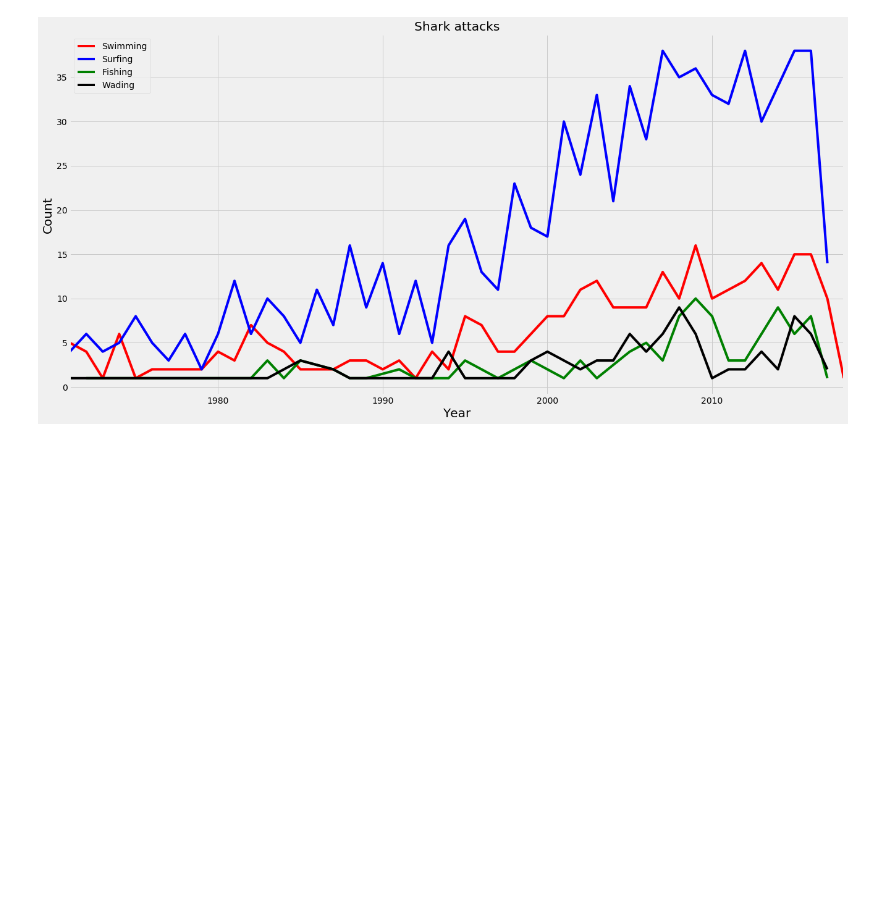
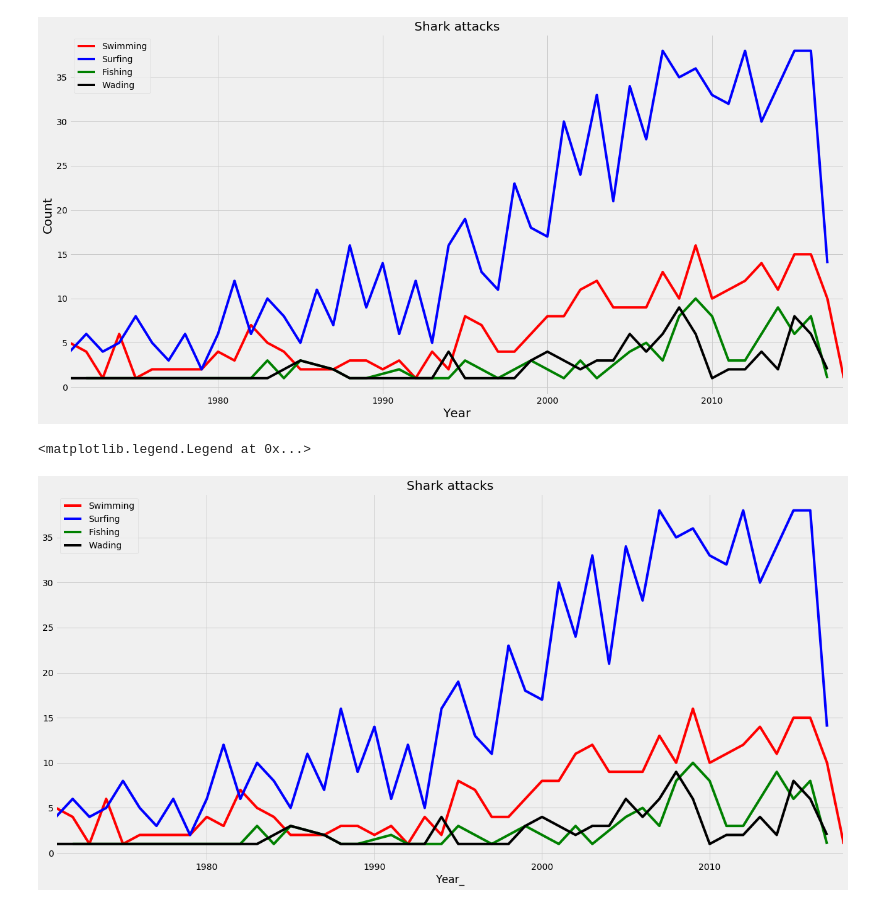
Before and after one commit to Dgorgs/studio-projects, a Jupyter notebook: code/project_shark/Projekt1_sharks.ipynb, the cells around one changed output. Saved outputs shown, nothing was run; the diff lists cells and outputs as text; code cells hidden in the pictures; blank space fills up the shorter version.

```diff
--- a/code/project_shark/Projekt1_sharks.ipynb
+++ b/code/project_shark/Projekt1_sharks.ipynb
@@ -371,3 +370,15 @@ plt.xlabel('Year', fontsize=20)
 plt.savefig("activities.pdf")
 # %% [output]
 [figure]
+# %%
+ax = swim_counts_fatal[swim_counts_fatal["Year_"]>1970].plot(title='Shark attacks', kind="line", y='Cases', x='Year_', color='red', label='Swimming', figsize=(20,10))
+surf_counts_fatal[surf_counts_fatal["Year_"]>1970].plot(kind="line", y='Cases', x='Year_', color='blue', label='Surfing', ax=ax)
+fish_counts_fatal[fish_counts_fatal["Year_"]>1970].plot(kind="line", y='Cases', x='Year_', color='green', label='Fishing', ax=ax)
+wade_counts_fatal[wade_counts_fatal["Year_"]>1970].plot(kind="line", y='Cases', x='Year_', color='black', label='Wading', ax=ax)
+ax.legend(loc=2)
+#plt.ylabel('Count', fontsize=20)
+#plt.xlabel('Year', fontsize=20)
+#plt.savefig("neu_activities.pdf")
+# %% [output]
+<matplotlib.legend.Legend at 0x...>
+[figure, added]
```
Also changed, not shown: parts of 76 cells of this notebook, 8 other files.
